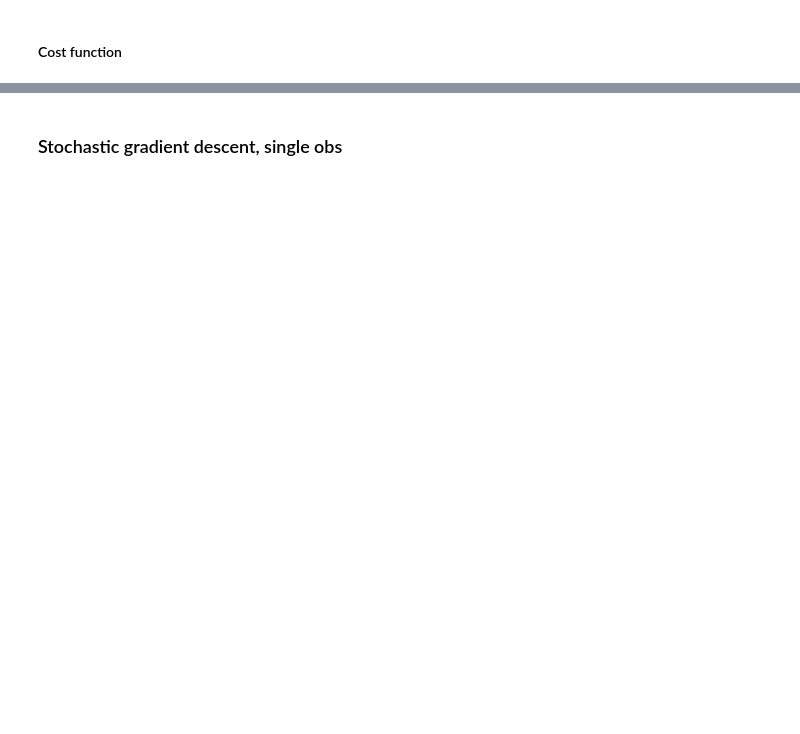
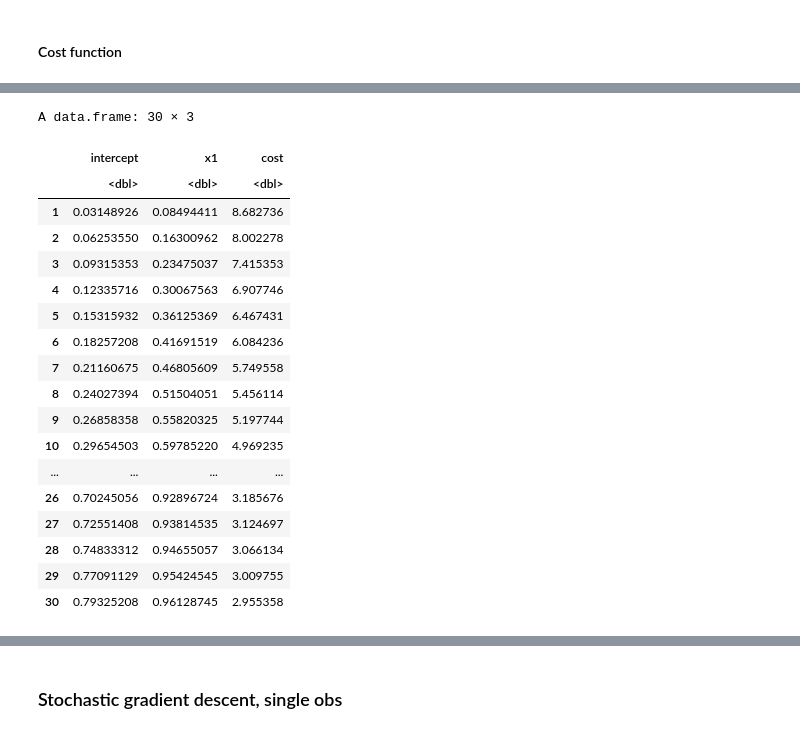
Before and after one commit to hliebert/course-unstructured-data, a Jupyter notebook: PC-lab-4/gradient-descent.ipynb, the cells around one changed output, grey strips where cells are left out. Drawn from its saved outputs; the diff is of its cells as text; code cells hidden in the pictures; blank space fills up the shorter version.

```diff
--- a/PC-lab-4/gradient-descent.ipynb
+++ b/PC-lab-4/gradient-descent.ipynb
@@ -166 +239,24 @@ plot(cost_history, type = "l", col = "blue", lwd = 2,
+# %%
+conv <- as.data.frame(cbind(t(sapply(theta_history, function(x) x[, 1])), cost = cost_history))
+head(conv, 30)
+# %% [output]
+A data.frame: 30 × 3
+|  | intercept | x1 | cost |
+|  | <dbl> | <dbl> | <dbl> |
+| 1 | 0.03148926 | 0.08494411 | 8.682736 |
+| 2 | 0.06253550 | 0.16300962 | 8.002278 |
+| 3 | 0.09315353 | 0.23475037 | 7.415353 |
+| 4 | 0.12335716 | 0.30067563 | 6.907746 |
+| 5 | 0.15315932 | 0.36125369 | 6.467431 |
+| 6 | 0.18257208 | 0.41691519 | 6.084236 |
+| 7 | 0.21160675 | 0.46805609 | 5.749558 |
+| 8 | 0.24027394 | 0.51504051 | 5.456114 |
+| 9 | 0.26858358 | 0.55820325 | 5.197744 |
+| 10 | 0.29654503 | 0.59785220 | 4.969235 |
+| ... | ... | ... | ... |
+| 26 | 0.70245056 | 0.92896724 | 3.185676 |
+| 27 | 0.72551408 | 0.93814535 | 3.124697 |
+| 28 | 0.74833312 | 0.94655057 | 3.066134 |
+| 29 | 0.77091129 | 0.95424545 | 3.009755 |
+| 30 | 0.79325208 | 0.96128745 | 2.955358 |
 # %%
```
Also changed, not shown: parts of 23 cells of this notebook, 21 other files.
